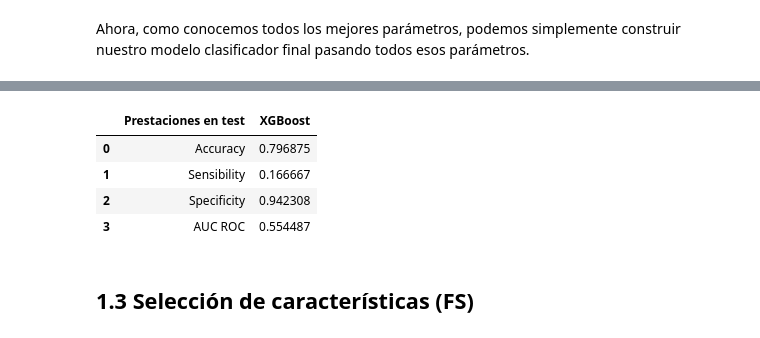
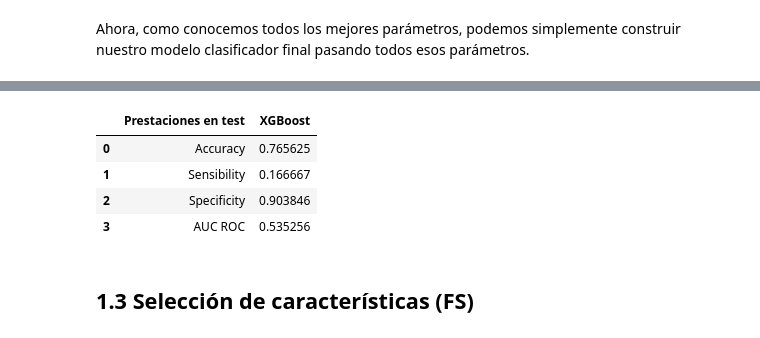
Before and after one commit to jorgealarconlucas/TFG, a Jupyter notebook: Modelos_de_machine_learning.ipynb, the cells around one changed output, grey strips where cells are left out. Cells and saved outputs as stored; diff of their text form; code cells hidden in the pictures.

```diff
--- a/Modelos_de_machine_learning.ipynb
+++ b/Modelos_de_machine_learning.ipynb
@@ -268,18 +237,20 @@ xgb_model = xgb.XGBClassifier(colsample_bytree=0.45, gamma=0.3, learning_rate=0.
               max_depth=16, n_estimators=202)
 # %%
 #print(x_test['Fecha'])
+# %%
+x_test_WR = x_test.drop(["Revision"],axis=1)
 # %%
 #Métricas
 
 xgb_model.fit(x_train_1, y_train_1)
 
-y_pred = xgb_model.predict(x_test_1)
+y_pred = xgb_model.predict(x_test_WR)
 
-acc_xgb = accuracy_score(y_test_1, y_pred)
-sensibilidad_xgb = recall_score(y_test_1, y_pred)
+acc_xgb = accuracy_score(y_test, y_pred)
+sensibilidad_xgb = recall_score(y_test, y_pred)
 #precision_xgb = precision_score(y_test, y_pred)
-specificity_xgb = confusion_matrix(y_test_1, y_pred)[0][0]/(confusion_matrix(y_test_1, y_pred)[0][0]+confusion_matrix(y_test_1, y_pred)[0][1])
-auc_xgb = roc_auc_score(y_test_1, y_pred)
+specificity_xgb = confusion_matrix(y_test, y_pred)[0][0]/(confusion_matrix(y_test, y_pred)[0][0]+confusion_matrix(y_test, y_pred)[0][1])
+auc_xgb = roc_auc_score(y_test, y_pred)
 
 Tabla = pd.DataFrame({ "Prestaciones en test":["Accuracy","Sensibility",'Specificity',"AUC ROC"],
                       "XGBoost" : [acc_xgb, sensibilidad_xgb, specificity_xgb, auc_xgb]})
@@ -290,8 +260,8 @@ Tabla
 |  | Prestaciones en test | XGBoost |
-| 0 | Accuracy | 0.796875 |
+| 0 | Accuracy | 0.765625 |
 | 1 | Sensibility | 0.166667 |
-| 2 | Specificity | 0.942308 |
-| 3 | AUC ROC | 0.554487 |
+| 2 | Specificity | 0.903846 |
+| 3 | AUC ROC | 0.535256 |
 # %% [markdown]
 ## 1.3 Selección de características (FS)
 # %% [markdown]
```
Also changed, not shown: parts of 45 cells of this notebook.
